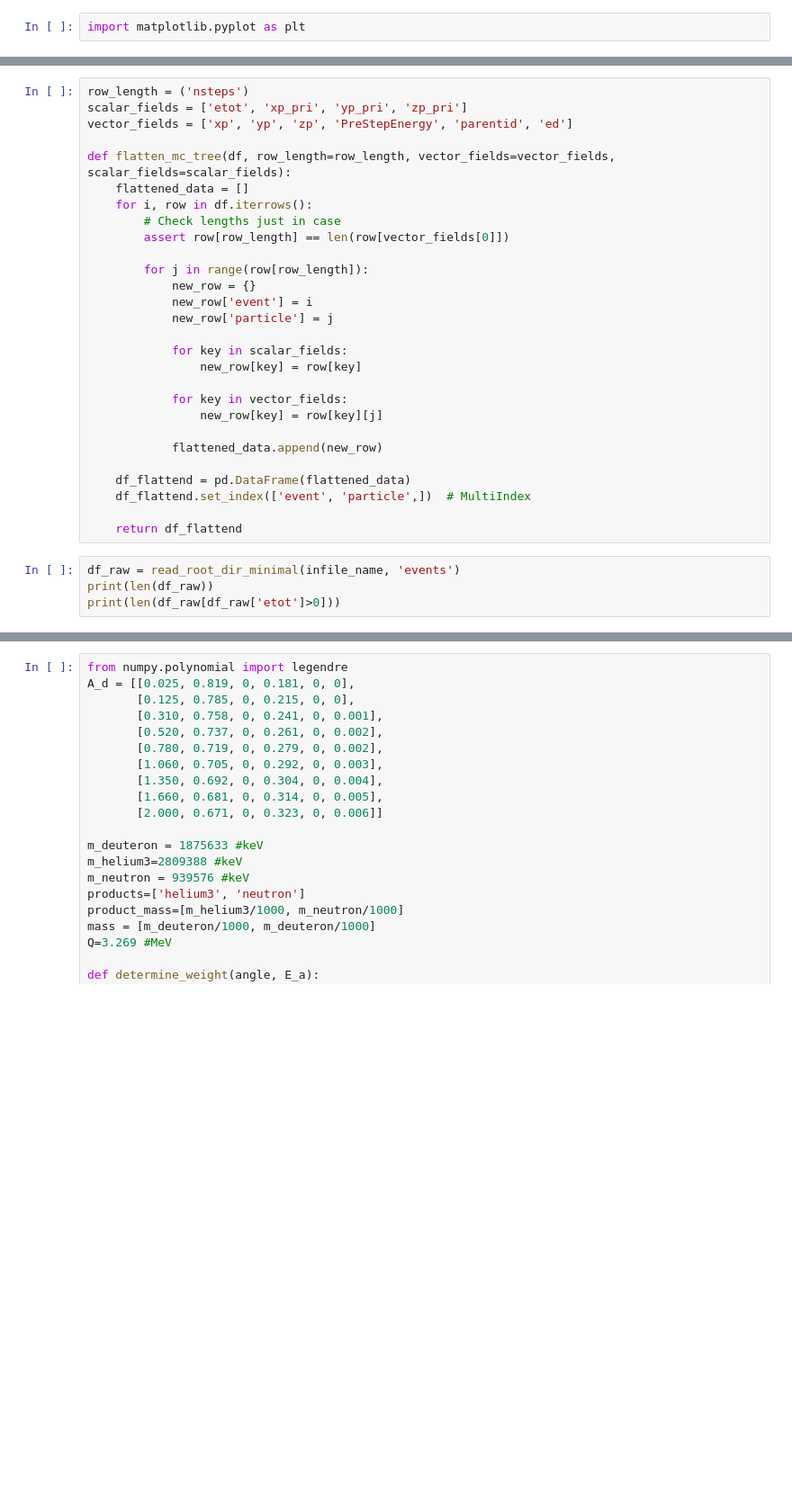
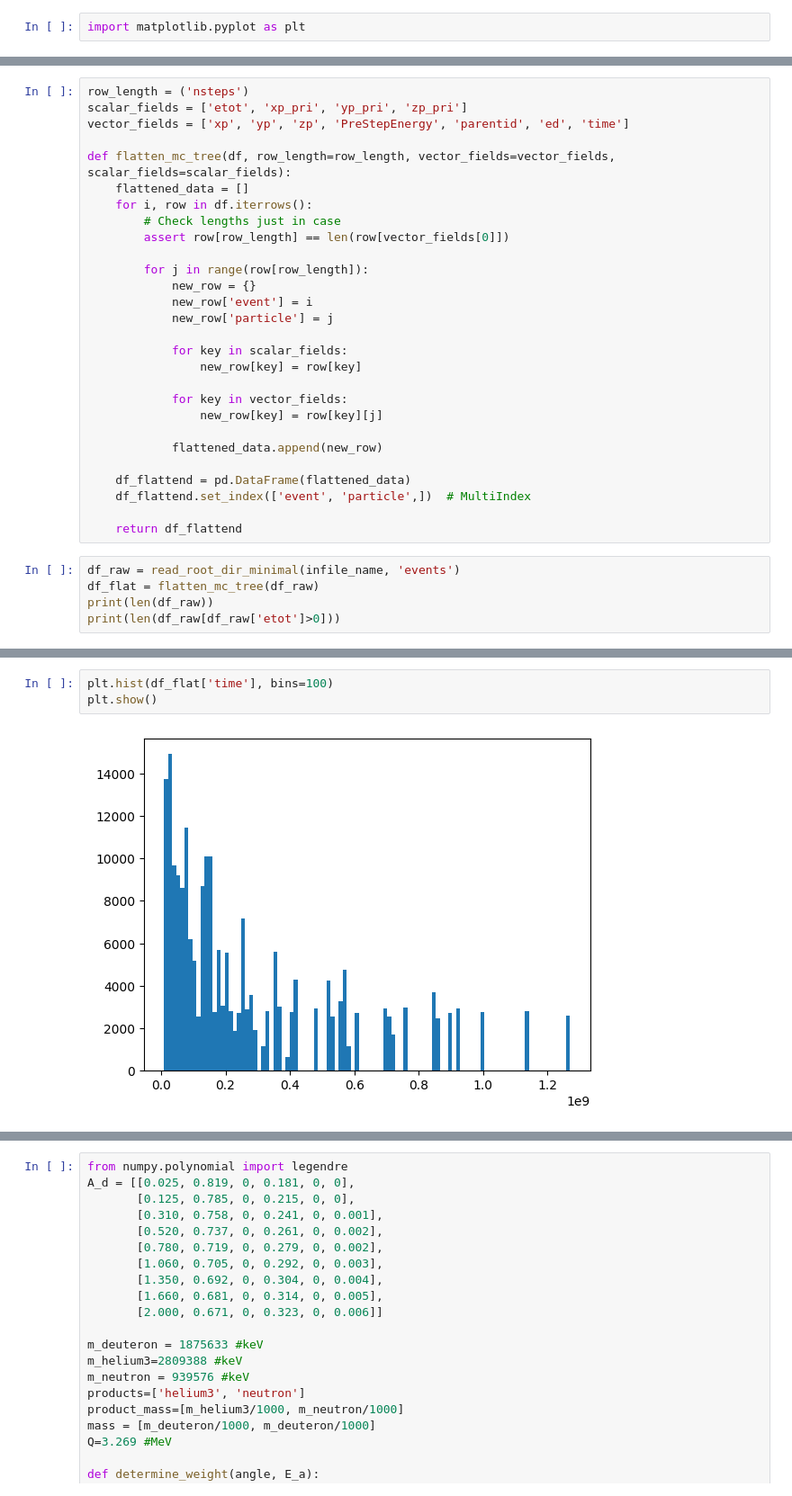
Before and after one commit to jpienaar13/HermeticTPC, a Jupyter notebook: 01_WIS_HTPC.ipynb, the cells around one changed output, grey strips where cells are left out. Shown: that part at 90% size. Saved outputs shown, nothing was run; the diff lists cells and outputs as text; blank space fills up the shorter version.

```diff
--- a/01_WIS_HTPC.ipynb
+++ b/01_WIS_HTPC.ipynb
@@ -47,7 +47,7 @@ def read_root_dir_minimal(fn, treename='events', output_type='df'):
 # %%
 row_length = ('nsteps')
 scalar_fields = ['etot', 'xp_pri', 'yp_pri', 'zp_pri']
-vector_fields = ['xp', 'yp', 'zp', 'PreStepEnergy', 'parentid', 'ed']
+vector_fields = ['xp', 'yp', 'zp', 'PreStepEnergy', 'parentid', 'ed', 'time']
 
 def flatten_mc_tree(df, row_length=row_length, vector_fields=vector_fields, scalar_fields=scalar_fields):
     flattened_data = []
@@ -74,6 +74,7 @@ def flatten_mc_tree(df, row_length=row_length, vector_fields=vector_fields, scal
     return df_flattend
 # %%
 df_raw = read_root_dir_minimal(infile_name, 'events')
+df_flat = flatten_mc_tree(df_raw)
 print(len(df_raw))
 print(len(df_raw[df_raw['etot']>0]))
 # %% [output]
@@ -101,0 +89,5 @@ Name: xp_pri, dtype: float32
+# %%
+plt.hist(df_flat['time'], bins=100)
+plt.show()
+# %% [output]
+[figure, added]
```
Also changed, not shown: parts of 14 cells of this notebook.
